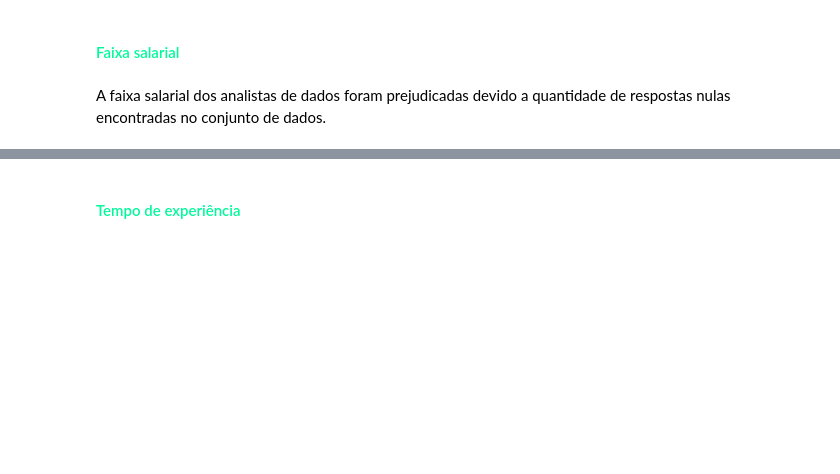
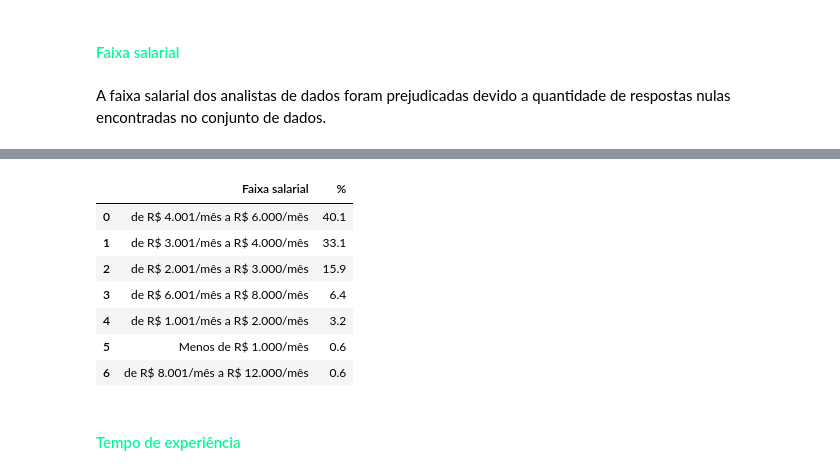
Before and after one commit to FranciscoFoz/state-of-data-2019-2021-2022, a Jupyter notebook: Analise_carreira_analista_de_dados.ipynb, the cells around one changed output, grey strips where cells are left out. Drawn from its saved outputs; the diff is of its cells as text; code cells hidden in the pictures; blank space fills up the shorter version.

```diff
--- a/Analise_carreira_analista_de_dados.ipynb
+++ b/Analise_carreira_analista_de_dados.ipynb
@@ -1635,0 +1708,12 @@ print(
+# %%
+freq_faixa_salarial_junior_2022 = f.tabela_frequencia(junior_2022,"('P2_h ', 'Faixa salarial')")
+freq_faixa_salarial_junior_2022
+# %% [output]
+|  | Faixa salarial | % |
+| 0 | de R$ 4.001/mês a R$ 6.000/mês | 40.1 |
+| 1 | de R$ 3.001/mês a R$ 4.000/mês | 33.1 |
+| 2 | de R$ 2.001/mês a R$ 3.000/mês | 15.9 |
+| 3 | de R$ 6.001/mês a R$ 8.000/mês | 6.4 |
+| 4 | de R$ 1.001/mês a R$ 2.000/mês | 3.2 |
+| 5 | Menos de R$ 1.000/mês | 0.6 |
+| 6 | de R$ 8.001/mês a R$ 12.000/mês | 0.6 |
```
Also changed, not shown: parts of 38 cells of this notebook.
